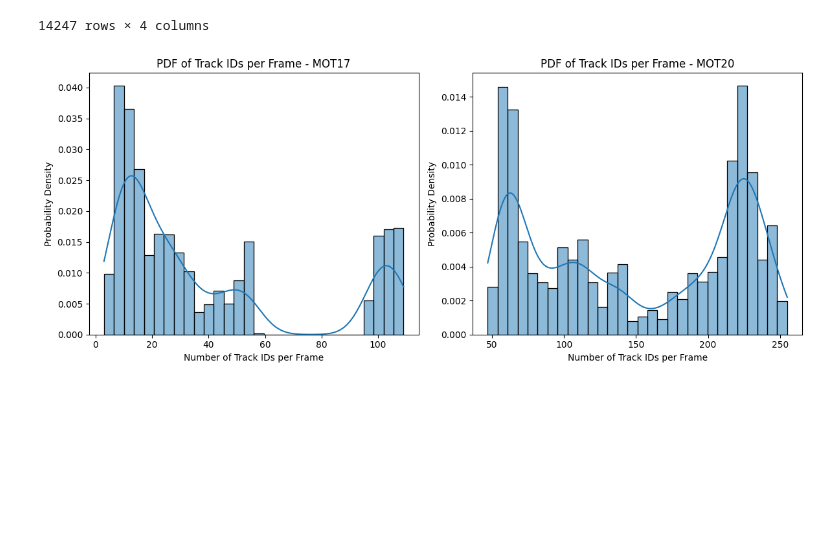
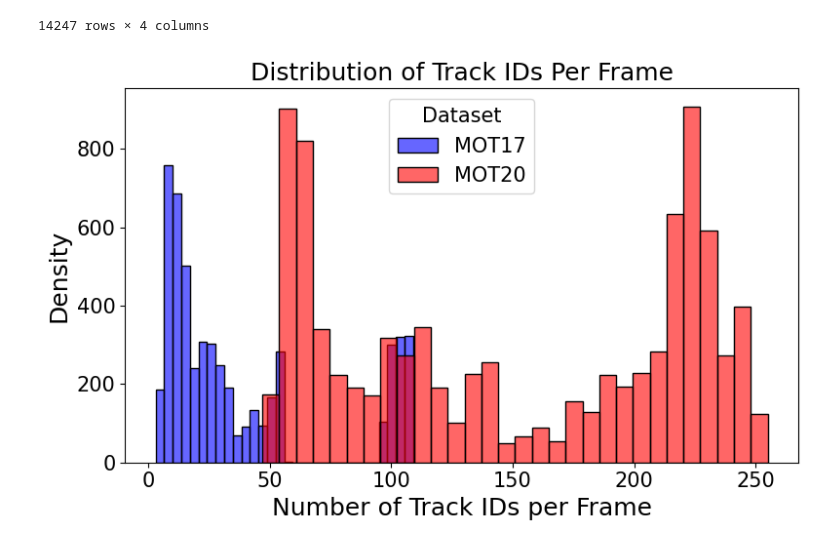
Before and after one commit to Jumabek/LITE, a Jupyter notebook: notebooks/experiments.ipynb, the cells around one changed output. Drawn from its saved outputs; the diff is of its cells as text; code cells hidden in the pictures; blank space fills up the shorter version.

```diff
--- a/notebooks/experiments.ipynb
+++ b/notebooks/experiments.ipynb
@@ -71,34 +71,43 @@ tracker_count_per_frame
 | 14245 | MOT20 | MOT20-05 | 3314 | 226 |
 | 14246 | MOT20 | MOT20-05 | 3315 | 227 |
 14247 rows × 4 columns
-# %%
-# Filter for MOT17 and MOT20 datasets
-datasets = ["MOT17", "MOT20"]
-fig, axes = plt.subplots(1, 2, figsize=(12, 5))
-
-# Plot PDFs for each dataset separately
-for i, dataset in enumerate(datasets):
-    subset = tracker_count_per_frame[tracker_count_per_frame["dataset"] == dataset]
-
-    sns.histplot(
-        data=subset,
-        x="track_id",
-        stat="density",
-        bins=30,
-        kde=True,
-        ax=axes[i]
-    )
-
-
-
-    axes[i].set_title(f"PDF of Track IDs per Frame - {dataset.upper()}")
-    axes[i].set_xlabel("Number of Track IDs per Frame")
-    axes[i].set_ylabel("Probability Density")
-
-plt.tight_layout()
-plt.show()
-# %% [output]
-[figure, removed]
+# %%
+import matplotlib.pyplot as plt
+import seaborn as sns
+
+# Define color palette
+colors = {"MOT17": "blue", "MOT20": "red"}
+
+plt.figure(figsize=(8, 5))
+
+# Plot distribution for both datasets
+for dataset in ["MOT17", "MOT20"]:
+    subset = tracker_count_per_frame[tracker_count_per_frame["dataset"] == dataset]
+
+    sns.histplot(
+        data=subset,
+        x="track_id",
+        stat="count",  # Show actual counts instead of probability density
+        bins=30,
+        color=colors[dataset],
+        label=dataset,
+        alpha=0.6  # Transparency for overlap visualization
+    )
+
+# Labels and legend
+plt.title("Distribution of Track IDs Per Frame", fontsize=18)
+plt.xlabel("Number of Track IDs per Frame", fontsize=18)
+plt.ylabel("Density", fontsize=18)  # Changed from Probability Density
+plt.xticks(fontsize=15)
+plt.yticks(fontsize=15)
+plt.legend(title="Dataset", fontsize=15, title_fontsize=15)
+
+plt.grid(False)
+plt.tight_layout()
+plt.savefig('pdf_dataset.png')  # Updated filename to reflect distribution
+plt.show()
+# %% [output]
+[figure, added]
 # %%
 tracker_count_per_frame["max_frame"] = tracker_count_per_frame.groupby("video")["frame_number"].transform("max")
 second_half_df = tracker_count_per_frame[tracker_count_per_frame["frame_number"] > tracker_count_per_frame["max_frame"] / 2]
```
Also changed, not shown: parts of 1 cell of this notebook, 11 other files.
